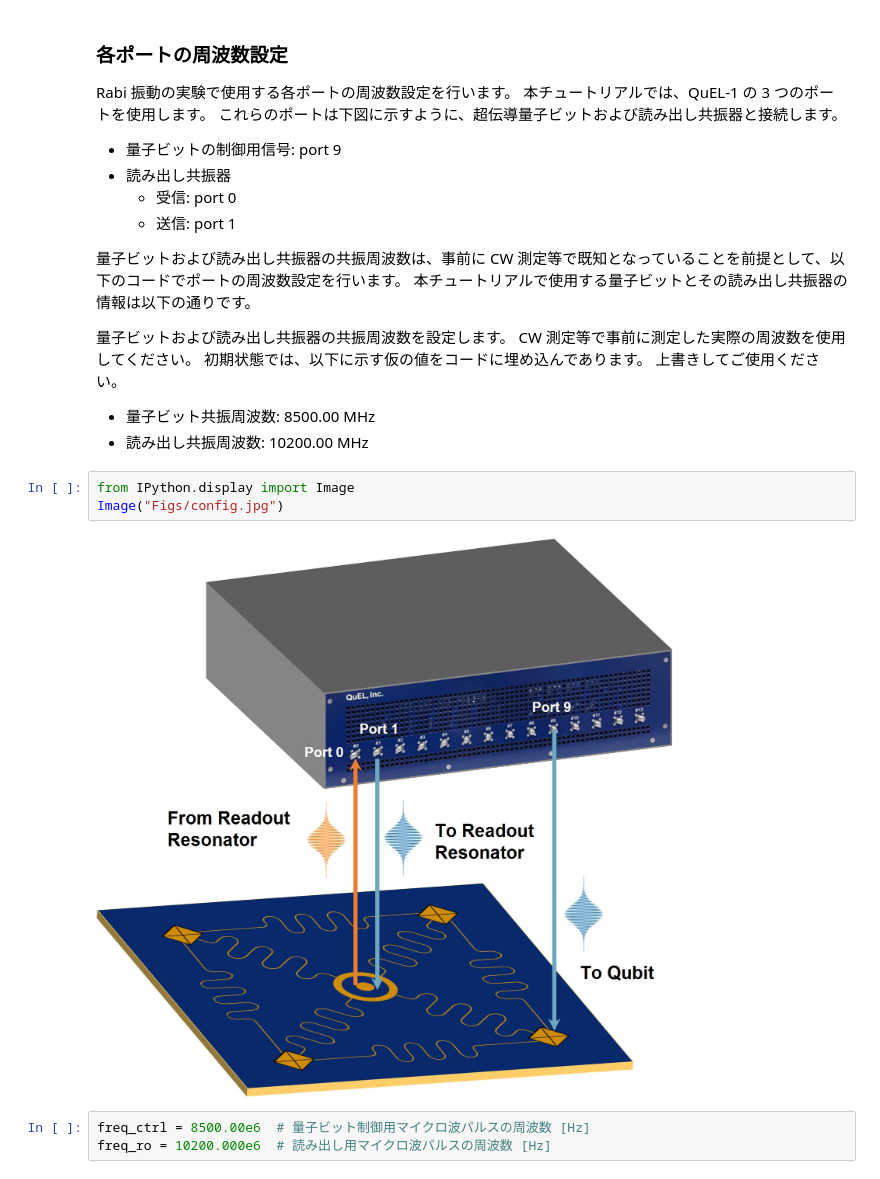
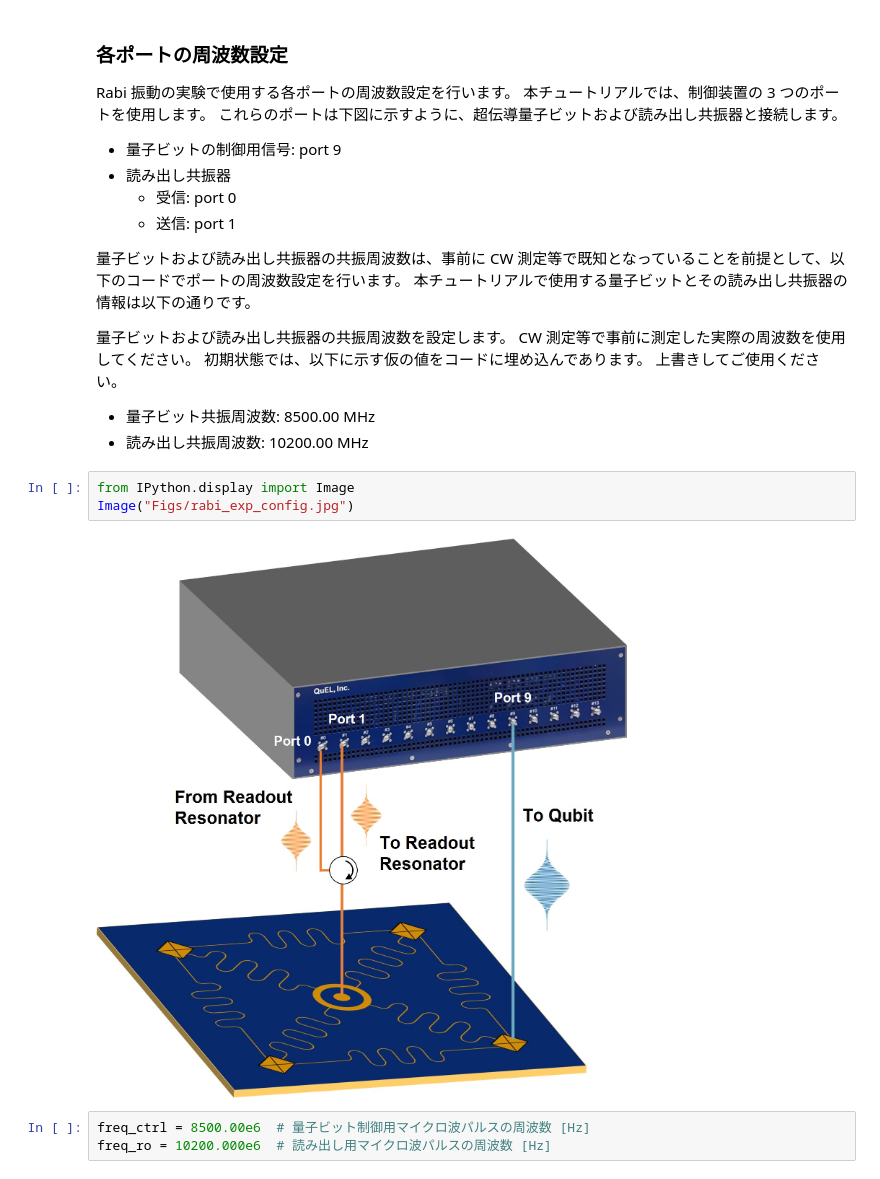
Before and after one commit to quel-inc/quelware, a Jupyter notebook: quel_tutorial/quel1/1_Rabi_Oscillations/1_Rabi_Oscillations.ipynb, the cells around one changed output. Cells and saved outputs as stored; diff of their text form.

Commit message:
tutorial: Update tutorials for QuEL-1
- revise explanations
- refactoring python code
- update and rename figures

```diff
--- a/quel_tutorial/quel1/1_Rabi_Oscillations/1_Rabi_Oscillations.ipynb
+++ b/quel_tutorial/quel1/1_Rabi_Oscillations/1_Rabi_Oscillations.ipynb
@@ -50,7 +55,7 @@ else:
 ### **各ポートの周波数設定**
 
 Rabi 振動の実験で使用する各ポートの周波数設定を行います。
-本チュートリアルでは、QuEL-1 の 3 つのポートを使用します。
+本チュートリアルでは、制御装置の 3 つのポートを使用します。
 これらのポートは下図に示すように、超伝導量子ビットおよび読み出し共振器と接続します。
 - 量子ビットの制御用信号: port 9
 - 読み出し共振器
@@ -69,9 +74,9 @@ CW 測定等で事前に測定した実際の周波数を使用してくださ
 - 読み出し共振周波数: 10200.00 MHz
 # %%
 from IPython.display import Image
-Image("Figs/config.jpg")
+Image("Figs/rabi_exp_config.jpg")
 # %% [output]
-[figure, old version]
+[figure, new version]
 # %%
 freq_ctrl = 8500.00e6  # 量子ビット制御用マイクロ波パルスの周波数 [Hz]
 freq_ro = 10200.000e6  # 読み出し用マイクロ波パルスの周波数 [Hz]
```
Also changed, not shown: parts of 7 cells of this notebook, 11 other files.
